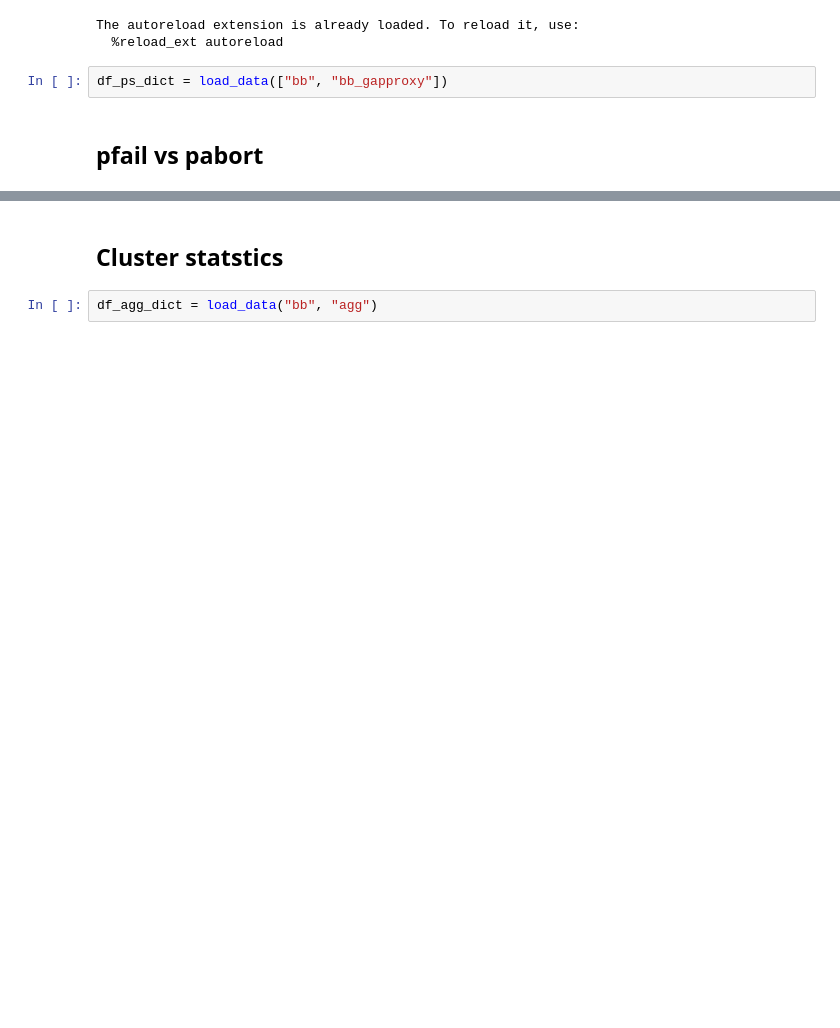
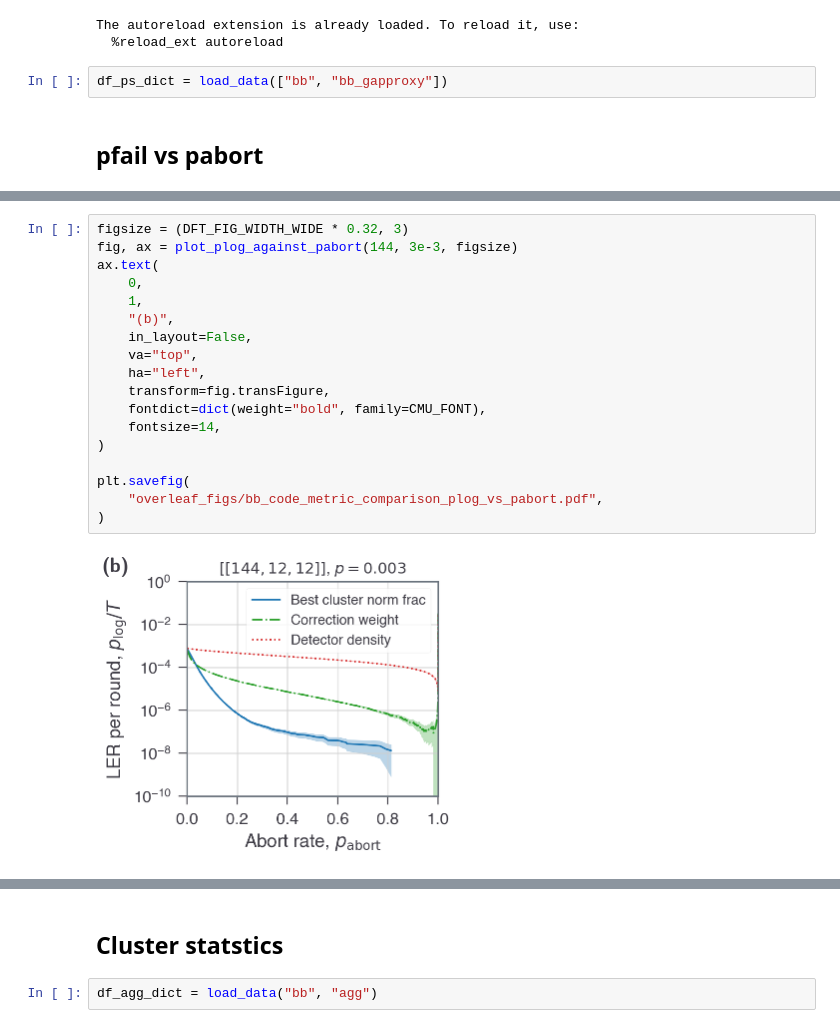
Before and after one commit to seokhyung-lee/ldpc-post-selection, a Jupyter notebook: simulations/analysis/notebooks/bb_code_analysis.ipynb, the cells around one changed output, grey strips where cells are left out. Drawn from its saved outputs; the diff is of its cells as text; blank space fills up the shorter version.

```diff
--- a/simulations/analysis/notebooks/bb_code_analysis.ipynb
+++ b/simulations/analysis/notebooks/bb_code_analysis.ipynb
@@ -130 +149,21 @@ fig.tight_layout()
+# %%
+figsize = (DFT_FIG_WIDTH_WIDE * 0.32, 3)
+fig, ax = plot_plog_against_pabort(144, 3e-3, figsize)
+ax.text(
+    0,
+    1,
+    "(b)",
+    in_layout=False,
+    va="top",
+    ha="left",
+    transform=fig.transFigure,
+    fontdict=dict(weight="bold", family=CMU_FONT),
+    fontsize=14,
+)
+
+plt.savefig(
+    "overleaf_figs/bb_code_metric_comparison_plog_vs_pabort.pdf",
+)
+# %% [output]
+[figure, added]
 # %%
```
Also changed, not shown: parts of 14 cells of this notebook, 17 other files.
